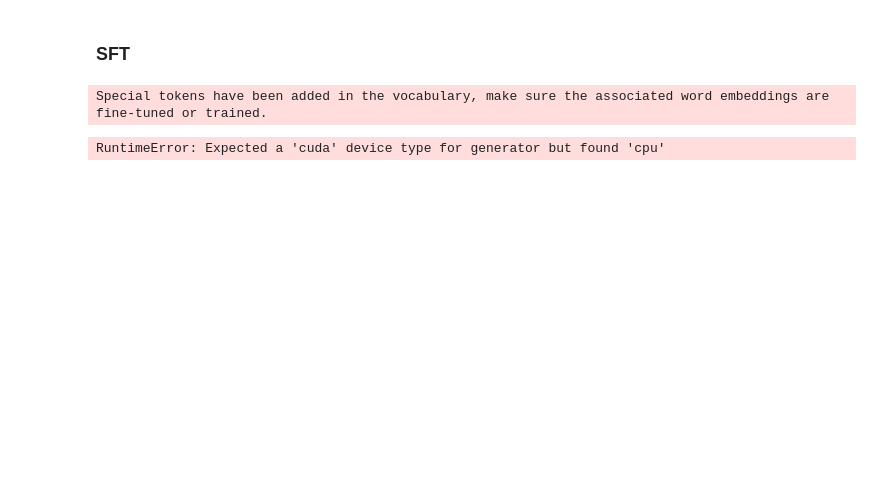
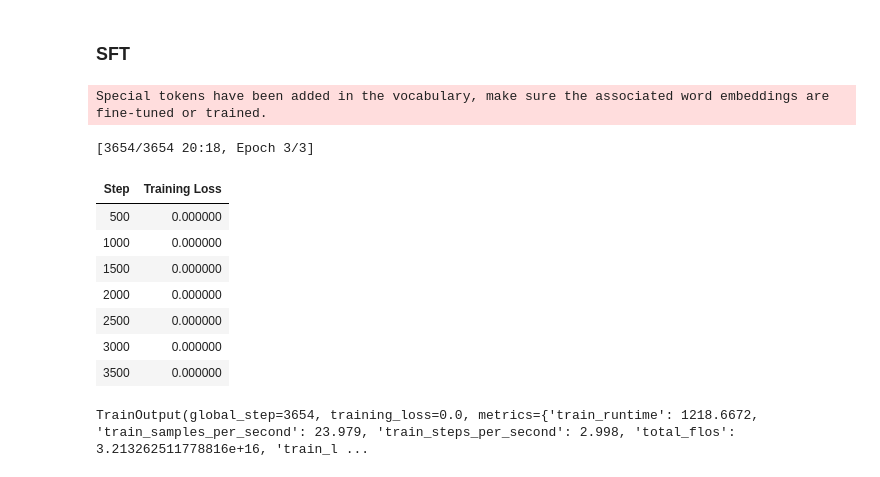
Before and after one commit to rishabhranawat/phi-2-csqa, a Jupyter notebook: commonsense_qa_evaluation.ipynb, the cells around one changed output. Cells and saved outputs as stored; diff of their text form; code cells hidden in the pictures; blank space fills up the shorter version.

```diff
--- a/commonsense_qa_evaluation.ipynb
+++ b/commonsense_qa_evaluation.ipynb
@@ -67,7 +87,7 @@ def tokenize_batch(batch, few_shot_examples=''):
 
 # Process a batch of examples through the model
 def model_output_batch(model, batch, few_shot_examples):
-    tokenized_batch = tokenize_batch(batch, few_shot_examples)
+    tokenized_batch = tokenize_batch(batch, few_shot_examples).to("cuda")
     outputs = model.generate(**tokenized_batch, max_length=200)
     return tokenizer.batch_decode(outputs, skip_special_tokens=True)
 # %%
@@ -88,0 +109,10 @@ Batch: 16
+# %%
+# Define batch size
+batch_size = 8  # Adjust based on your GPU/CPU memory capacity
+
+# Process dataset in batches
+results = []
+for i in range(0, 24, batch_size):
+    print(f'Batch: {i}')
+    batch = {key: csqa[key][i:i+batch_size] for key in ['question', 'choices', 'answerKey']}
+    results.extend(model_output_batch(model, batch, ''))
@@ -97,19 +141,27 @@ def formatting_func(batch):
       data.append(question_text)
   return data
 # %%
-from trl import SFTTrainer, DataCollatorForCompletionOnlyLM
-
-csqa = csqa.with_format("torch", device="cuda")
-response_template = " Output:"
+csqa = load_dataset("tau/commonsense_qa", split="train")
+# csqa = csqa.with_format("torch", device="cuda")
+response_template = "Output:"
 collator = DataCollatorForCompletionOnlyLM(response_template, tokenizer=tokenizer)
 # %%
 trainer = SFTTrainer(
-    model.to("cuda"),
-    train_dataset=csqa.with_format("torch", device="cuda"),
-    formatting_func=formatting_func
-    data_collator=collator,
+    model,
+    train_dataset=csqa,
+    formatting_func=formatting_func,
+    data_collator=collator
 )
 trainer.train()
 # %% [output]
 Special tokens have been added in the vocabulary, make sure the associated word embeddings are fine-tuned or trained.
-RuntimeError: Expected a 'cuda' device type for generator but found 'cpu'
+[3654/3654 20:18, Epoch 3/3]
+| Step | Training Loss |
+| 500 | 0.000000 |
+| 1000 | 0.000000 |
+| 1500 | 0.000000 |
+| 2000 | 0.000000 |
+| 2500 | 0.000000 |
+| 3000 | 0.000000 |
+| 3500 | 0.000000 |
+TrainOutput(global_step=3654, training_loss=0.0, metrics={'train_runtime': 1218.6672, 'train_samples_per_second': 23.979, 'train_steps_per_second': 2.998, 'total_flos': 3.213262511778816e+16, 'train_l ...
```
Also changed, not shown: parts of 11 cells of this notebook.
